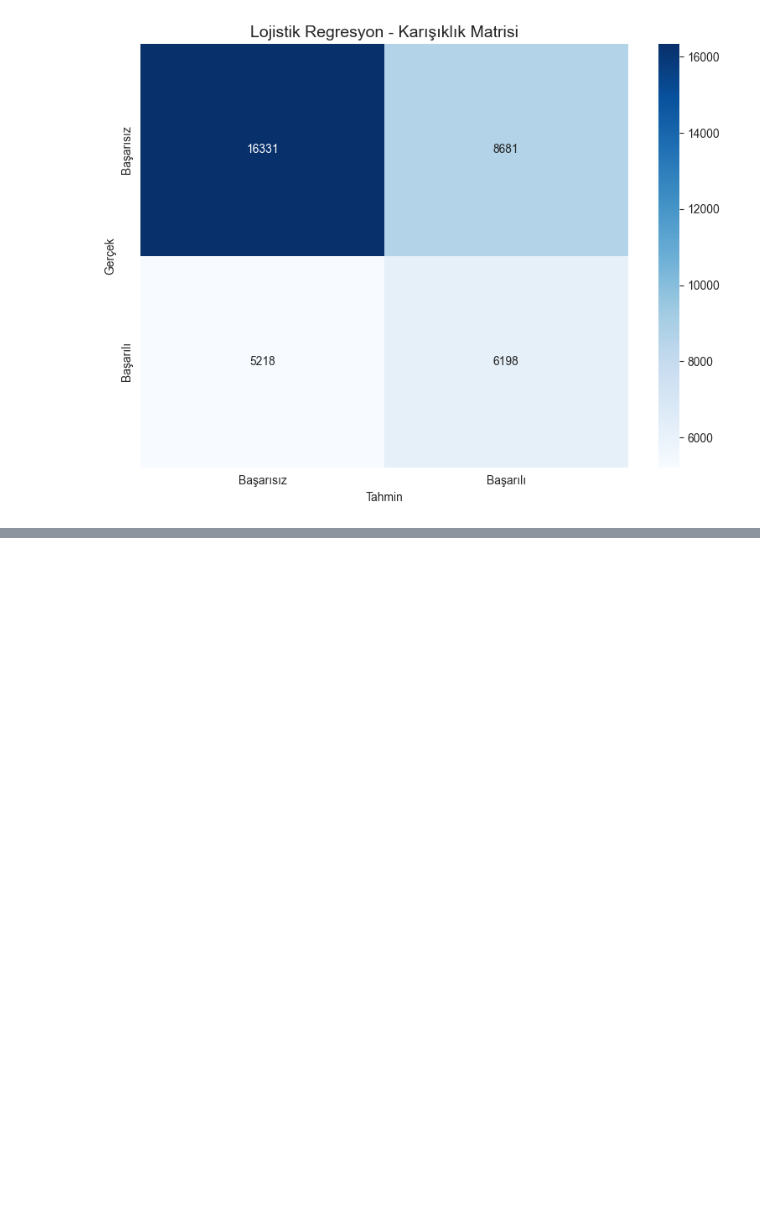
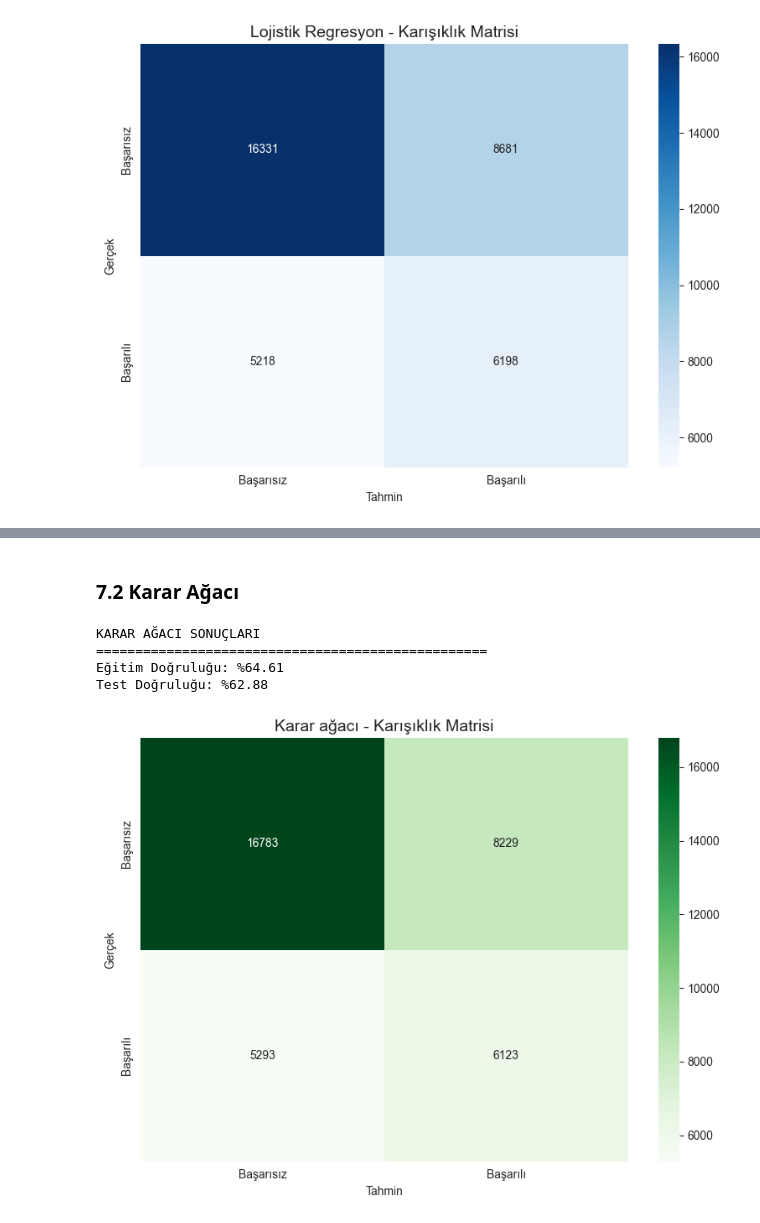
Before and after one commit to Rtur2003/Rtur2003-Data-Science---Python, a Jupyter notebook: Deneme.ipynb, the cells around one changed output, grey strips where cells are left out. Cells and saved outputs as stored; diff of their text form; code cells hidden in the pictures; blank space fills up the shorter version.

```diff
--- a/Deneme.ipynb
+++ b/Deneme.ipynb
@@ -860,0 +875,37 @@ plt.show()
+# %% [markdown]
+### 7.2 Karar Ağacı
+# %%
+
+# Karar Ağacı modeli
+# class_weight='balanced' ekle
+dt_model = DecisionTreeClassifier(random_state=42, max_depth=10, class_weight='balanced')
+dt_model.fit(X_train_scaled, y_train)
+
+# Tahmin
+y_pred_dt = dt_model.predict(X_test_scaled)
+
+print("KARAR AĞACI SONUÇLARI")
+print("=" * 50)
+print(f"Eğitim Doğruluğu: %{dt_model.score(X_train_scaled, y_train) * 100:.2f}")
+print(f"Test Doğruluğu: %{accuracy_score(y_test, y_pred_dt) * 100:.2f}")
+# %% [output]
+KARAR AĞACI SONUÇLARI
+==================================================
+Eğitim Doğruluğu: %64.61
+Test Doğruluğu: %62.88
+# %%
+
+# Karar Ağacı - Karışıklık Matrisi
+cm_dt = confusion_matrix(y_test, y_pred_dt)
+
+plt.figure(figsize=(8, 6))
+sns.heatmap(cm_dt, annot=True, fmt='d', cmap='Greens',
+            xticklabels=['Başarısız', 'Başarılı'],
+            yticklabels=['Başarısız', 'Başarılı'])
+plt.title('Karar ağacı - Karışıklık Matrisi', fontsize=14)
+plt.xlabel('Tahmin')
+plt.ylabel('Gerçek')
+plt.tight_layout()
+plt.show()
+# %% [output]
+[figure, added]
```
Also changed, not shown: parts of 7 cells of this notebook.
